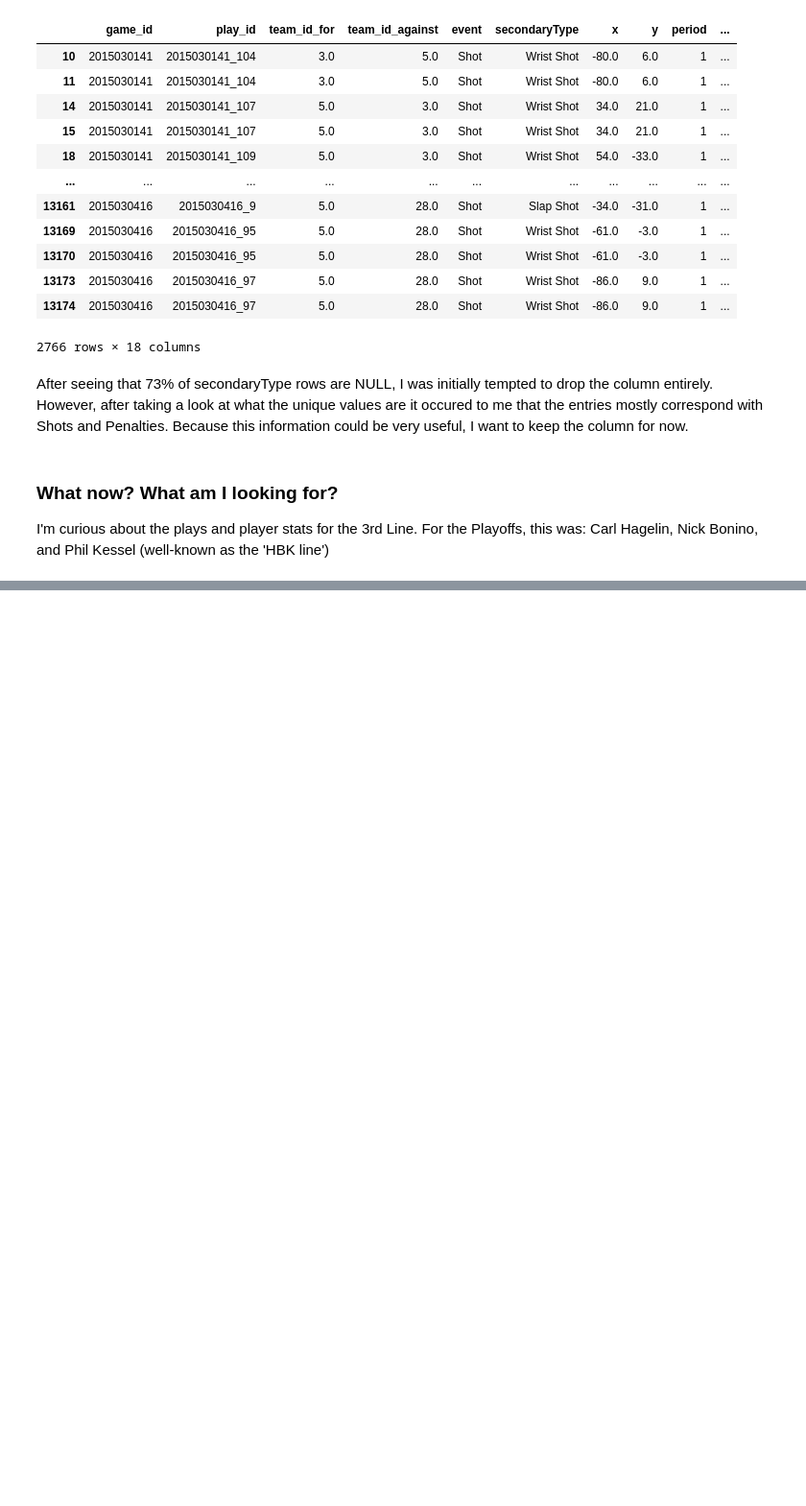
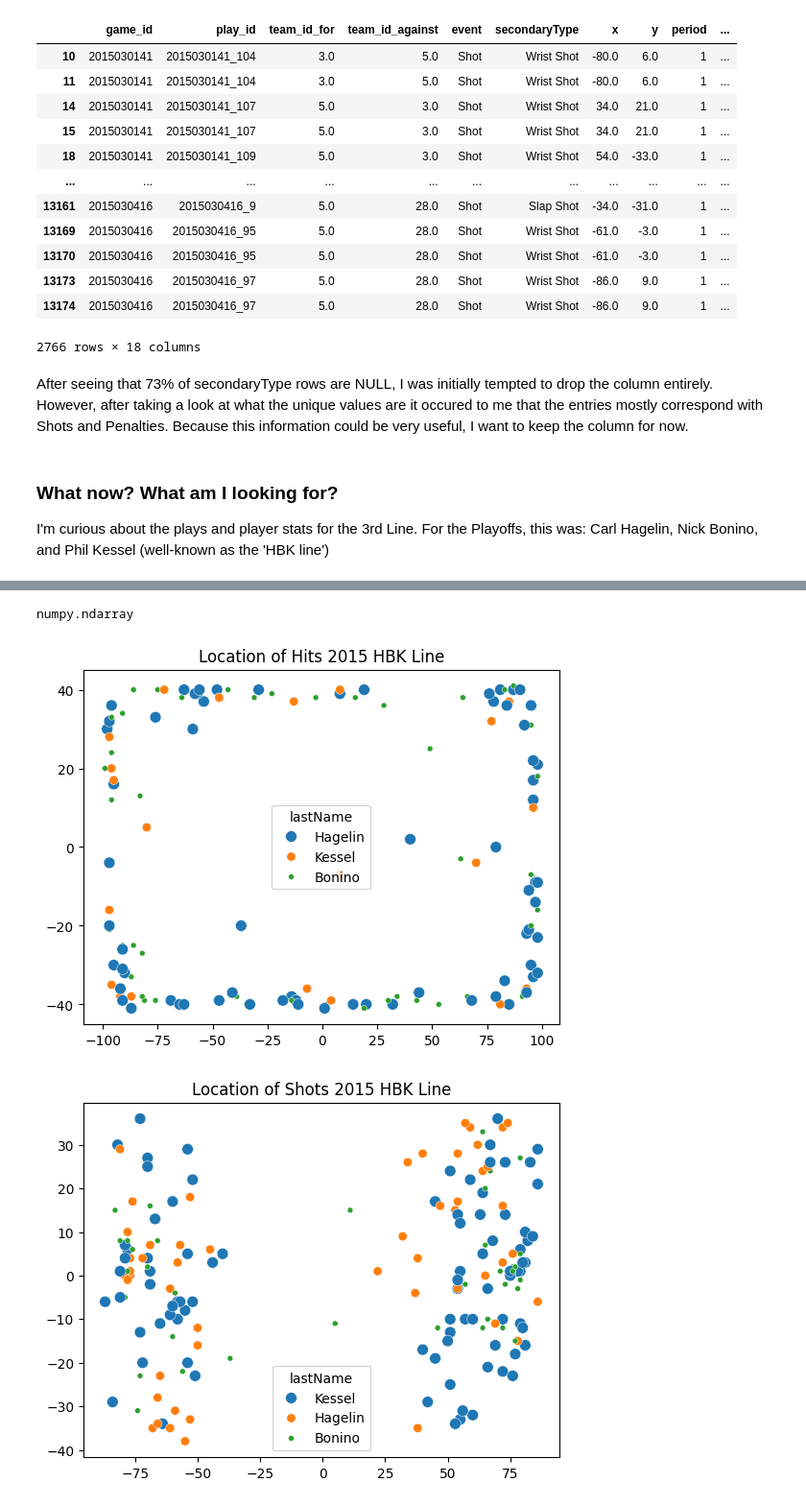
Before and after one commit to boncz/PenguinsHockeyAnalysis, a Jupyter notebook: PensPlayoffAnalysis.ipynb, the cells around one changed output, grey strips where cells are left out. Shown at 96% size. Drawn from its saved outputs; the diff is of its cells as text; code cells hidden in the pictures; blank space fills up the shorter version.

```diff
--- a/PensPlayoffAnalysis.ipynb
+++ b/PensPlayoffAnalysis.ipynb
@@ -174,0 +185,20 @@ Unfortunately, specifics of the event outcomes is written in text in the descrip
+# %%
+def plotHockeyPoints(data, event_filter):
+    scatter_data = HBK_line_201516_playoff_df.loc[(HBK_line_201516_playoff_df['event']== event_filter)]
+    xpoints = np.array(scatter_data['x'])
+    ypoints = np.array(scatter_data['y'])
+    sns.scatterplot(x=xpoints, y=ypoints, data= scatter_data, hue='lastName', size= 'lastName')
+    plt.title(f'Location of {event_filter}s 2015 HBK Line')
+    plt.show()
+    plt.close()
+# %%
+events = HBK_line_201516_playoff_df.event.unique()
+type(events)
+# %% [output]
+numpy.ndarray
+# %%
+for event in events:
+    plotHockeyPoints(HBK_line_201516_playoff_df, event)
+# %% [output]
+[figure, added]
+[figure, added]
```
Also changed, not shown: parts of 6 cells of this notebook.
